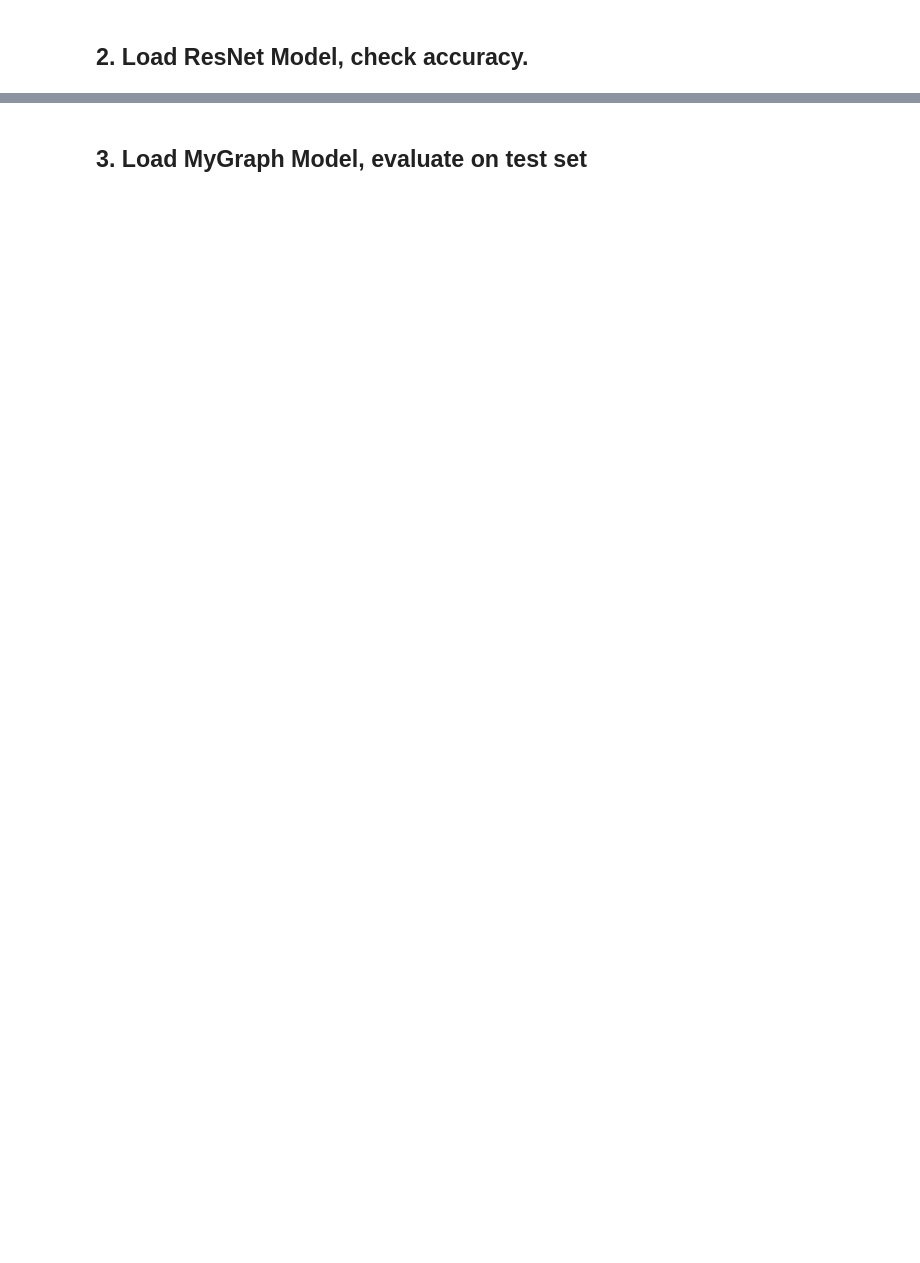
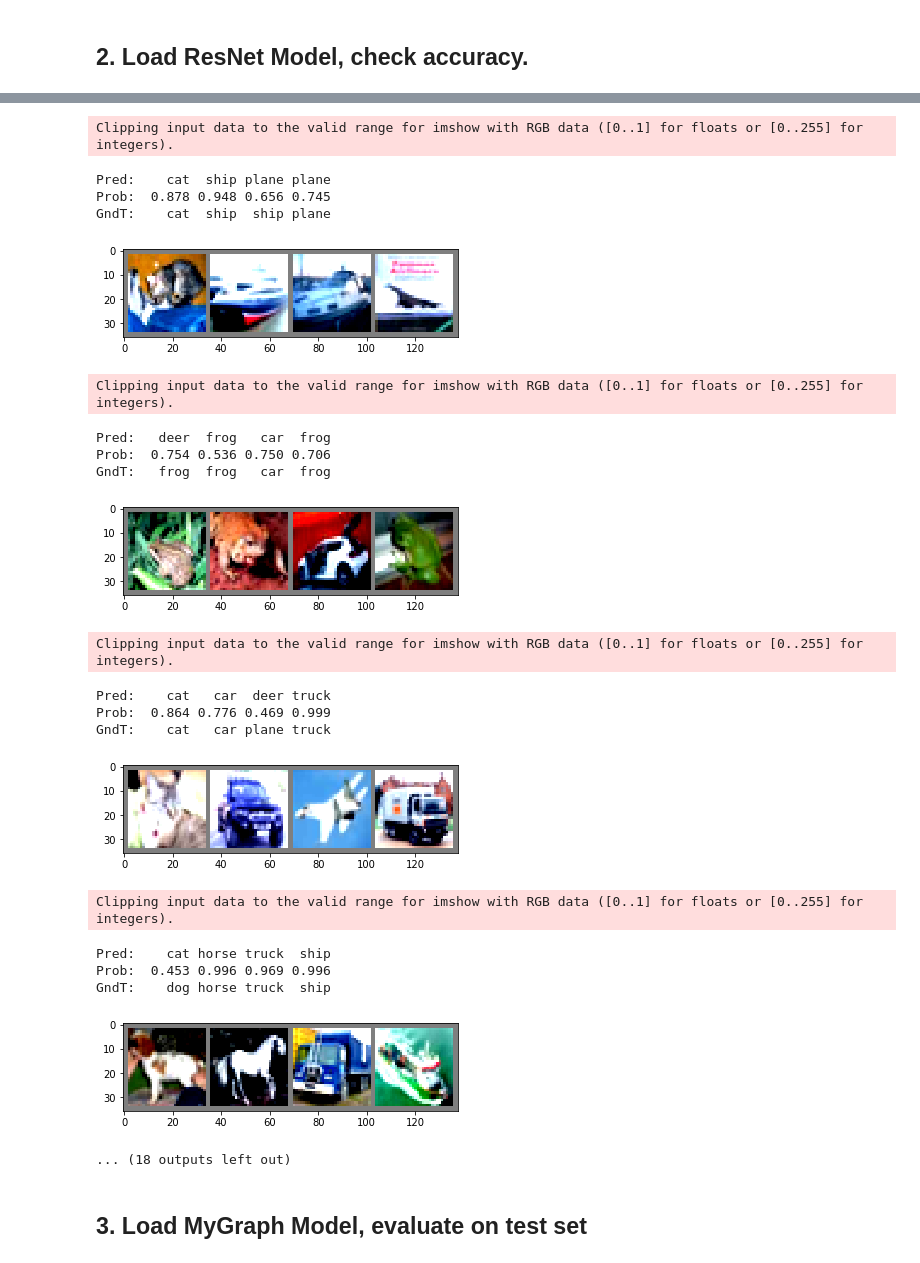
Before and after one commit to dhavalshah18/PLARR2020, a Jupyter notebook: Exercise03/Evaluation.ipynb, the cells around one changed output, grey strips where cells are left out. Cells and saved outputs as stored; diff of their text form; code cells hidden in the pictures; blank space fills up the shorter version.

```diff
--- a/Exercise03/Evaluation.ipynb
+++ b/Exercise03/Evaluation.ipynb
@@ -63,0 +70,10 @@ resnet_model =
+# %%
+## TODO: Load your ResNet18 model.
+import torchvision.models as models
+import torch.nn as nn
+
+resnet_model = models.resnet18(pretrained=False)
+num_ftrs = resnet_model.fc.in_features
+resnet_model.fc = nn.Linear(num_ftrs, 10)
+resnet_model.load_state_dict(torch.load("resnet_cifar.pth"))
+resnet_model.to(device)
@@ -70,11 +118,48 @@ from evaluation import check_accuracy, check_accuracy_perclass
-# %%
-## TODO: Get 10 images from the test set and visualize the prediction scores along with the images.
-
-scores =
-_, preds =
-
-print('Predicted: ', ' '.join('%5s' % classes[preds[j]]
-                              for j in range(4)))
+# %%
+## TODO: Get 10 images from the test set and visualize the prediction scores along with the images.
+num_batches = 10
+dataiter = iter(testloader)
+
+resnet_model.eval()
+for i in range(num_batches):
+    image, label = dataiter.next()
+
+    image = image.to(device=device)  # move to device, e.g. GPU
+    label = label.to(device=device)
+
+    output = resnet_model(image)
+
+    score = nn.Softmax(dim=1)(output)
+    probs, preds = torch.max(score, 1)
+    probs = probs.detach().cpu().numpy()
+
+    print('Pred: ', ' '.join('%5s' % classes[preds[j]] for j in range(4)))
+    print('Prob: ', ' '.join('%.3f' % probs[j] for j in range(4)))
+    print('GndT: ', ' '.join('%5s' % classes[label[j]] for j in range(4)))
+    imshow(torchvision.utils.make_grid(image.cpu()))
+    plt.show()
+# %% [output]
+Clipping input data to the valid range for imshow with RGB data ([0..1] for floats or [0..255] for integers).
+Pred:    cat  ship plane plane
+Prob:  0.878 0.948 0.656 0.745
+GndT:    cat  ship  ship plane
+[figure, added]
+Clipping input data to the valid range for imshow with RGB data ([0..1] for floats or [0..255] for integers).
+Pred:   deer  frog   car  frog
+Prob:  0.754 0.536 0.750 0.706
+GndT:   frog  frog   car  frog
+[figure, added]
+Clipping input data to the valid range for imshow with RGB data ([0..1] for floats or [0..255] for integers).
+Pred:    cat   car  deer truck
+Prob:  0.864 0.776 0.469 0.999
+GndT:    cat   car plane truck
+[figure, added]
+Clipping input data to the valid range for imshow with RGB data ([0..1] for floats or [0..255] for integers).
+Pred:    cat horse truck  ship
+Prob:  0.453 0.996 0.969 0.996
+GndT:    dog horse truck  ship
+[figure, added]
+... (18 outputs left out)
 # %% [markdown]
 ## 3. Load MyGraph Model, evaluate on test set
 # %%
```
Also changed, not shown: parts of 13 cells of this notebook, 4 other files.
